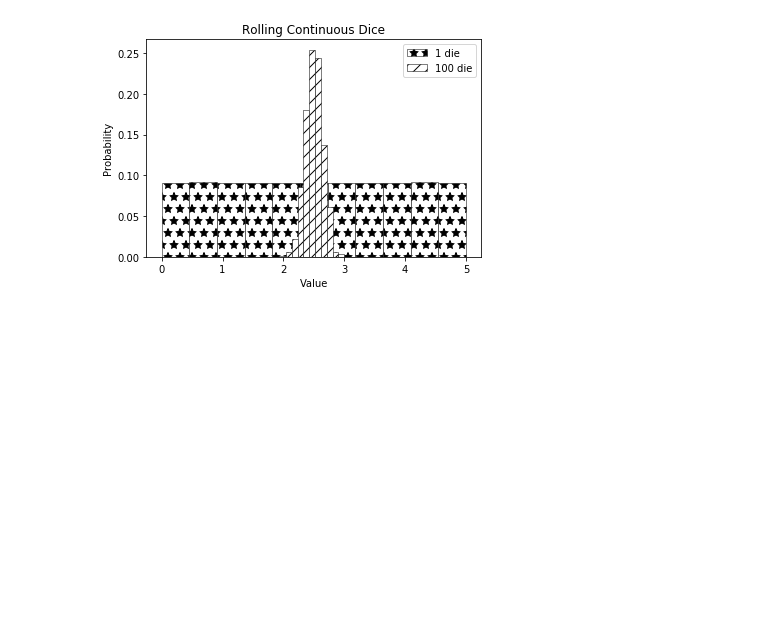
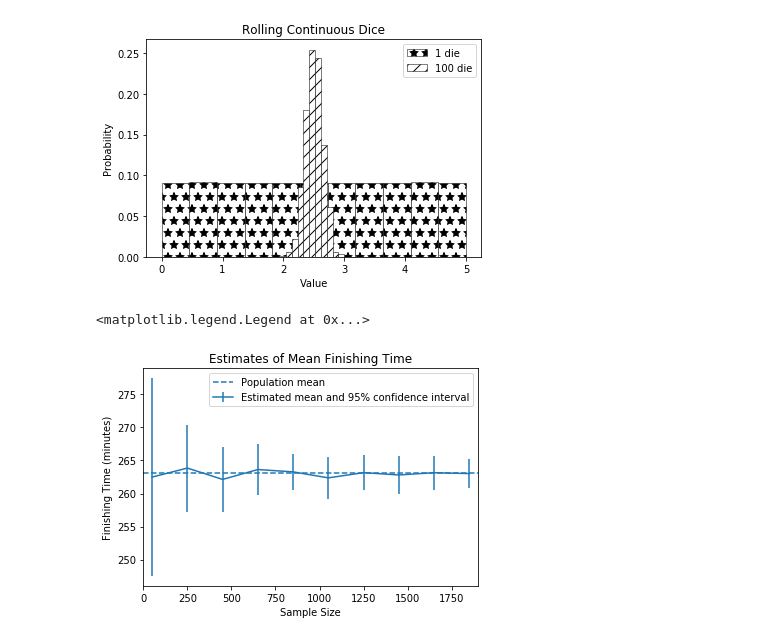
Before and after one commit to hayo0914/ICPP, a Jupyter notebook: 17-Sampling-and-CI.ipynb, the cells around one changed output. Cells and saved outputs as stored; diff of their text form; code cells hidden in the pictures; blank space fills up the shorter version.

```diff
--- a/17-Sampling-and-CI.ipynb
+++ b/17-Sampling-and-CI.ipynb
@@ -155,3 +157,29 @@ Mean of rolling 1 die =  2.5008 Variance = 2.0863
 Mean of rolling 100 dice =  2.4999 Variance = 0.0204
 <matplotlib.legend.Legend at 0x...>
 [figure]
+# %%
+# 中心極限定理2
+
+times = getBMData('bm_results2012.txt')['time']
+meanOfMeans, stdOfMeans = [], []
+sampleSizes = range(50, 2000, 200)
+for sampleSize in sampleSizes:
+    sampleMeans = []
+    for t in range(20):
+        sample = random.sample(times, sampleSize)
+        sampleMeans.append(sum(sample)/sampleSize)
+    meanOfMeans.append(sum(sampleMeans)/len(sampleMeans))
+    stdOfMeans.append(stdDev(sampleMeans))
+pylab.errorbar(sampleSizes, meanOfMeans,
+        yerr = 1.96 * pylab.array(stdOfMeans),
+        label = 'Estimated mean and 95% confidence interval')
+pylab.xlim(0, max(sampleSizes) + 50)
+pylab.axhline(sum(times)/len(times), linestyle = '--',
+        label='Population mean')
+pylab.title('Estimates of Mean Finishing Time')
+pylab.xlabel('Sample Size')
+pylab.ylabel('Finishing Time (minutes)')
+pylab.legend(loc = 'best')
+# %% [output]
+<matplotlib.legend.Legend at 0x...>
+[figure, added]
```
Also changed, not shown: parts of 3 cells of this notebook, 1 other file.
